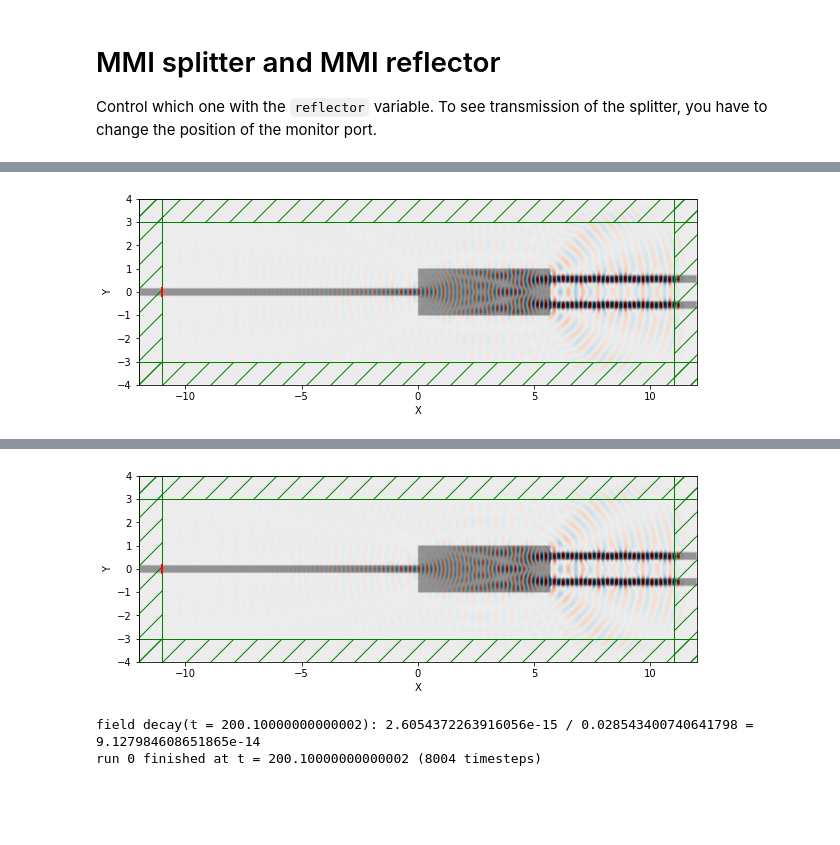
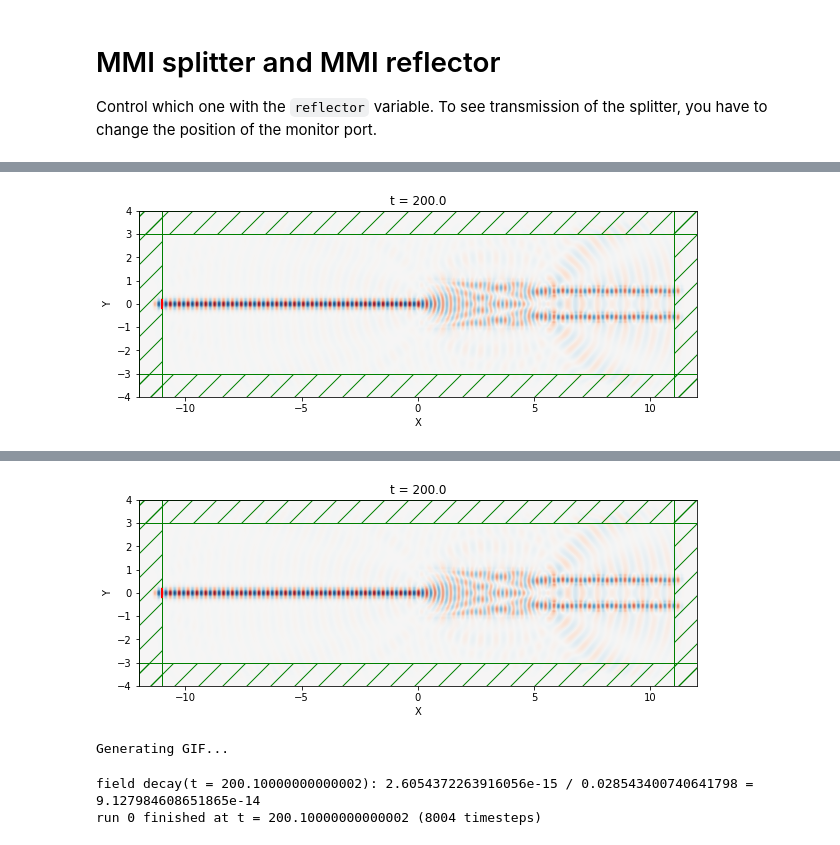
Before and after one commit to atait/jupyter-meep, a Jupyter notebook: notebooks/MMIs/MMI_1x2.ipynb, the cells around one changed output, grey strips where cells are left out. Saved outputs shown, nothing was run; the diff lists cells and outputs as text; code cells hidden in the pictures; blank space fills up the shorter version.

Commit message:
wild goosechase for plotting

```diff
--- a/notebooks/MMIs/MMI_1x2.ipynb
+++ b/notebooks/MMIs/MMI_1x2.ipynb
@@ -138,40 +130,37 @@ time for set_epsilon = 0.121723 s
 # %%
 
 def livefield(sim):
-    liveplot(sim, mp.Ey)
+    mpnb.liveplot(sim, mp.Ey)
 
-_Animate = None
-def livefield(sim, fig):
-    global _Animate
-    if _Animate is None:
-        Animate = mp.Animate2D(sim, f=fig, fields=mp.Ey, realtime=False, normalize=False)
-    Animate(sim, 'step')
-    display.clear_output(wait=True)
-    display.display(plt.gcf())
+# _Animate = None
+# def livefield(sim, fig):
+#     global _Animate
+#     if _Animate is None:
+#         Animate = mp.Animate2D(sim, f=fig, fields=mp.Ey, realtime=False, normalize=False)
+#     Animate(sim, 'step')
+#     display.clear_output(wait=True)
+#     display.display(plt.gcf())
 # %%
+%%time
 fi, ax = plt.subplots(figsize=(10,6))
 
 def plot_sim(until=200):
     sim.reset_meep()
-    Animate = mp.Animate2D(sim, f=fi, fields=mp.Ey)
-    def livefield(sim):
-        Animate(sim, 'step')
-        display.clear_output(wait=True);
-        display.display(fi)
+#     Animate = mpnb.Animate2D(sim, mp.Ey, f=fi, realtime=True)
 #     shutil.rmtree('outputs', ignore_errors=True)
 #     sim.use_output_directory('outputs')
     sim.run(
-#             mp.at_beginning(livefield),
+            mp.at_beginning(livefield),
             mp.at_every(5, livefield),
-#         mp.at_every(5, Animate),
 #             mp.at_every(1, mp.output_png(mp.Ey, "-Zc dkbluered")),
 #             mp.to_appended("ez", mp.at_every(0.6, mp.output_efield_z)),
             until=until)
+    return Animate
     # now make the gif
 #     subprocess.check_call(['convert', 'outputs/ey-*.png', 'ey.gif'])
 #     subprocess.check_call(['open', '-a', 'Safari', 'ey.gif'])
 
 # plt.figure(figsize=(10,6))
-plot_sim(200)
+Animate = plot_sim(200)
 # %% [output]
-[figure, old version]
+[figure, new version]
@@ -179,4 +170,8 @@ run 1 finished at t = 200.0 (8000 timesteps)
-[figure, old version]
+[figure, new version]
+# %%
+Animate.to_gif(10, 'mmi_video')
+# %% [output]
+Generating GIF...
 # %%
 # Ok first do the straight waveguide
 def do_baseline():
```
Also changed, not shown: parts of 4 cells of this notebook, 2 other files.
